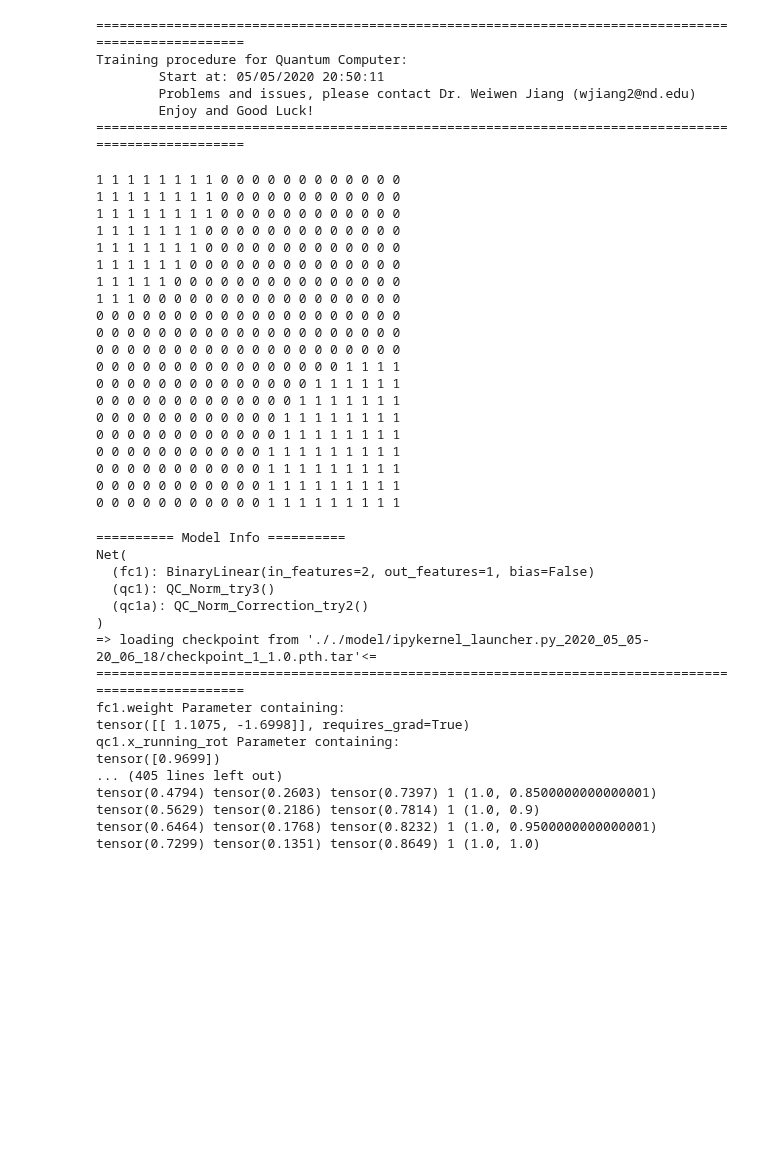
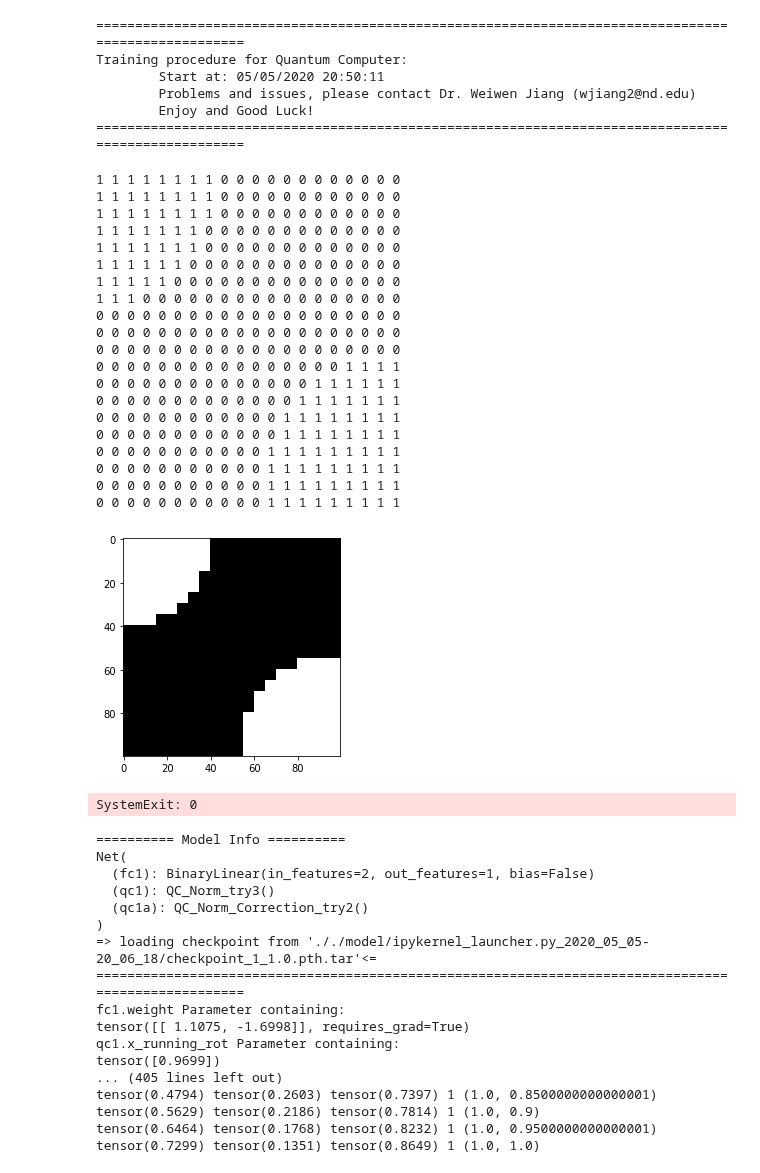
Before and after one commit to zlianghahaha/qc_mnist, a Jupyter notebook: pytorch/one_layer.ipynb, the cells around one changed output. Drawn from its saved outputs; the diff is of its cells as text; code cells hidden in the pictures; blank space fills up the shorter version.

Commit message:
results

```diff
--- a/pytorch/one_layer.ipynb
+++ b/pytorch/one_layer.ipynb
@@ -154,6 +154,43 @@ for i in range(i_dim):
         print(output[i*j_dim+j],end=" ")
     print()
 
+img = []
+
+for i in range(i_dim):
+    row = []
+    for j in range(j_dim):
+        # print(input[i*j_https://docs.python.org/3/library/stdtypes.html#listdim+j],end=" ")
+        row.append(output[i*j_dim+j])
+    img.append(row)
+    # print()
+
+
+import matplotlib.pyplot as plt
+import numpy as np
+from PIL import Image
+# functions to show an image
+
+
+def imshow(img):
+    # img = img / 2 + 0.5     # unnormalize
+    img = 1-np.array(img)
+    image = np.asarray(img * 255, np.uint8)
+    im = Image.fromarray(image,mode="L")
+    im = im.resize((100,100),Image.NEAREST )
+    # im.thumbnail((64, 64), Image.ANTIALIAS)  #
+    plt.imshow(im,cmap='Greys')
+    plt.show()
+    im.save("../results/Figures/example.pdf")
+
+
+
+imshow(img)
+# print labels
+# print(' '.join('%5s' % filtered_class[labels[j]] for j in range(batch_size)))
+
+
+
+sys.exit(0)
 dataset_ori = []
 for i in range(i_dim):
     for j in range(j_dim):
@@ -179,30 +216,32 @@ dataset = batch_generator(dataset_ori,batch_size)
 # dataset = torch.tensor(dataset)
 
 
 def save_checkpoint(state, is_best, save_path, filename):
     filename = os.path.join(save_path, filename)
     torch.save(state, filename)
     if is_best:
         bestname = os.path.join(save_path, 'model_best.tar')
         shutil.copyfile(filename, bestname)
 # %% [output]
 1 1 1 1 1 1 1 1 0 0 0 0 0 0 0 0 0 0 0 0
 1 1 1 1 1 1 1 1 0 0 0 0 0 0 0 0 0 0 0 0
 1 1 1 1 1 1 1 1 0 0 0 0 0 0 0 0 0 0 0 0
 1 1 1 1 1 1 1 0 0 0 0 0 0 0 0 0 0 0 0 0
 1 1 1 1 1 1 1 0 0 0 0 0 0 0 0 0 0 0 0 0
 1 1 1 1 1 1 0 0 0 0 0 0 0 0 0 0 0 0 0 0
 1 1 1 1 1 0 0 0 0 0 0 0 0 0 0 0 0 0 0 0
 1 1 1 0 0 0 0 0 0 0 0 0 0 0 0 0 0 0 0 0
 0 0 0 0 0 0 0 0 0 0 0 0 0 0 0 0 0 0 0 0
 0 0 0 0 0 0 0 0 0 0 0 0 0 0 0 0 0 0 0 0
 0 0 0 0 0 0 0 0 0 0 0 0 0 0 0 0 0 0 0 0
 0 0 0 0 0 0 0 0 0 0 0 0 0 0 0 0 1 1 1 1
 0 0 0 0 0 0 0 0 0 0 0 0 0 0 1 1 1 1 1 1
 0 0 0 0 0 0 0 0 0 0 0 0 0 1 1 1 1 1 1 1
 0 0 0 0 0 0 0 0 0 0 0 0 1 1 1 1 1 1 1 1
 0 0 0 0 0 0 0 0 0 0 0 0 1 1 1 1 1 1 1 1
 0 0 0 0 0 0 0 0 0 0 0 1 1 1 1 1 1 1 1 1
 0 0 0 0 0 0 0 0 0 0 0 1 1 1 1 1 1 1 1 1
 0 0 0 0 0 0 0 0 0 0 0 1 1 1 1 1 1 1 1 1
 0 0 0 0 0 0 0 0 0 0 0 1 1 1 1 1 1 1 1 1
+[figure, added]
+SystemExit: 0
```
Also changed, not shown: parts of 1 cell of this notebook, 2 other files.
